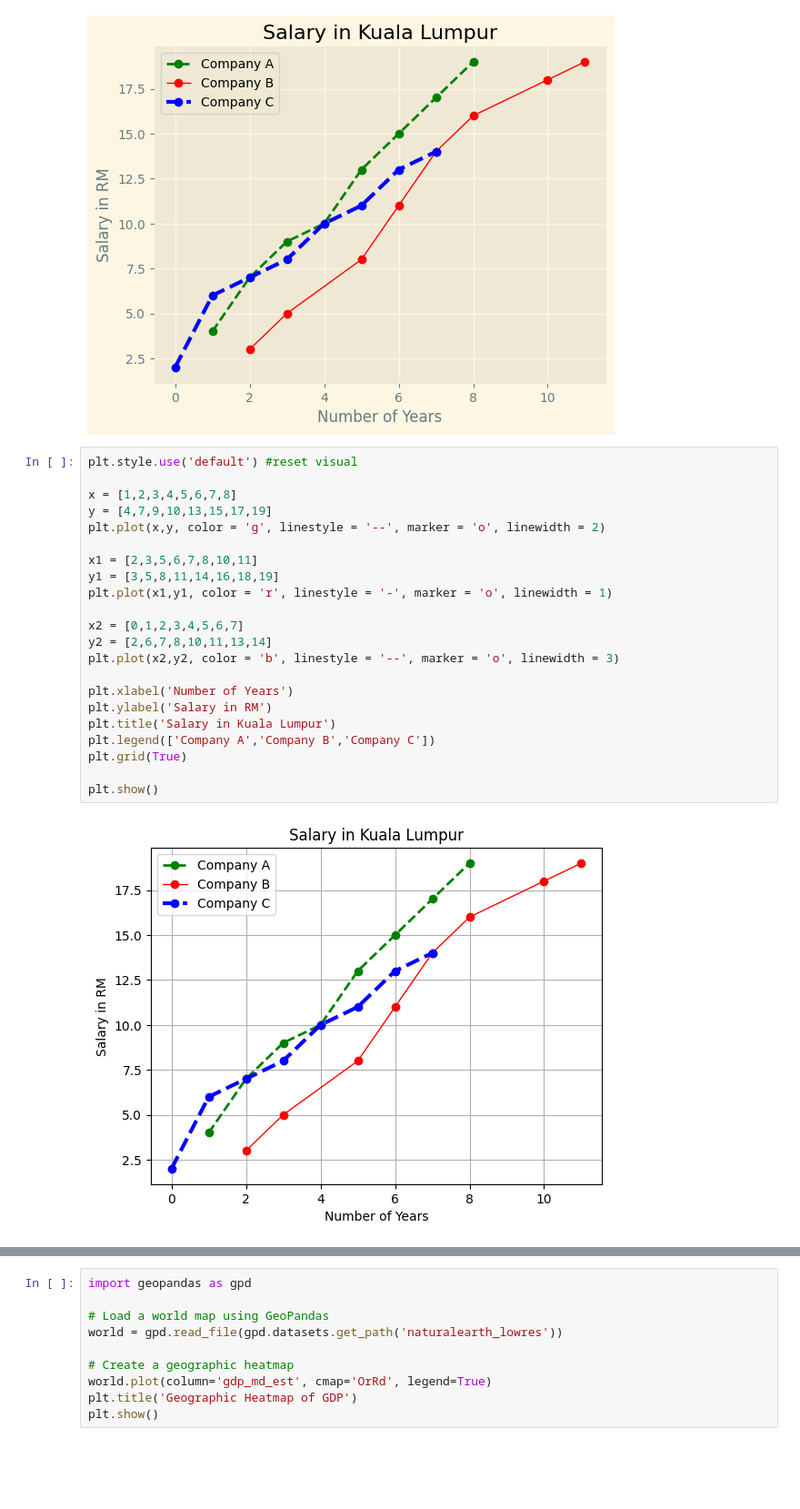
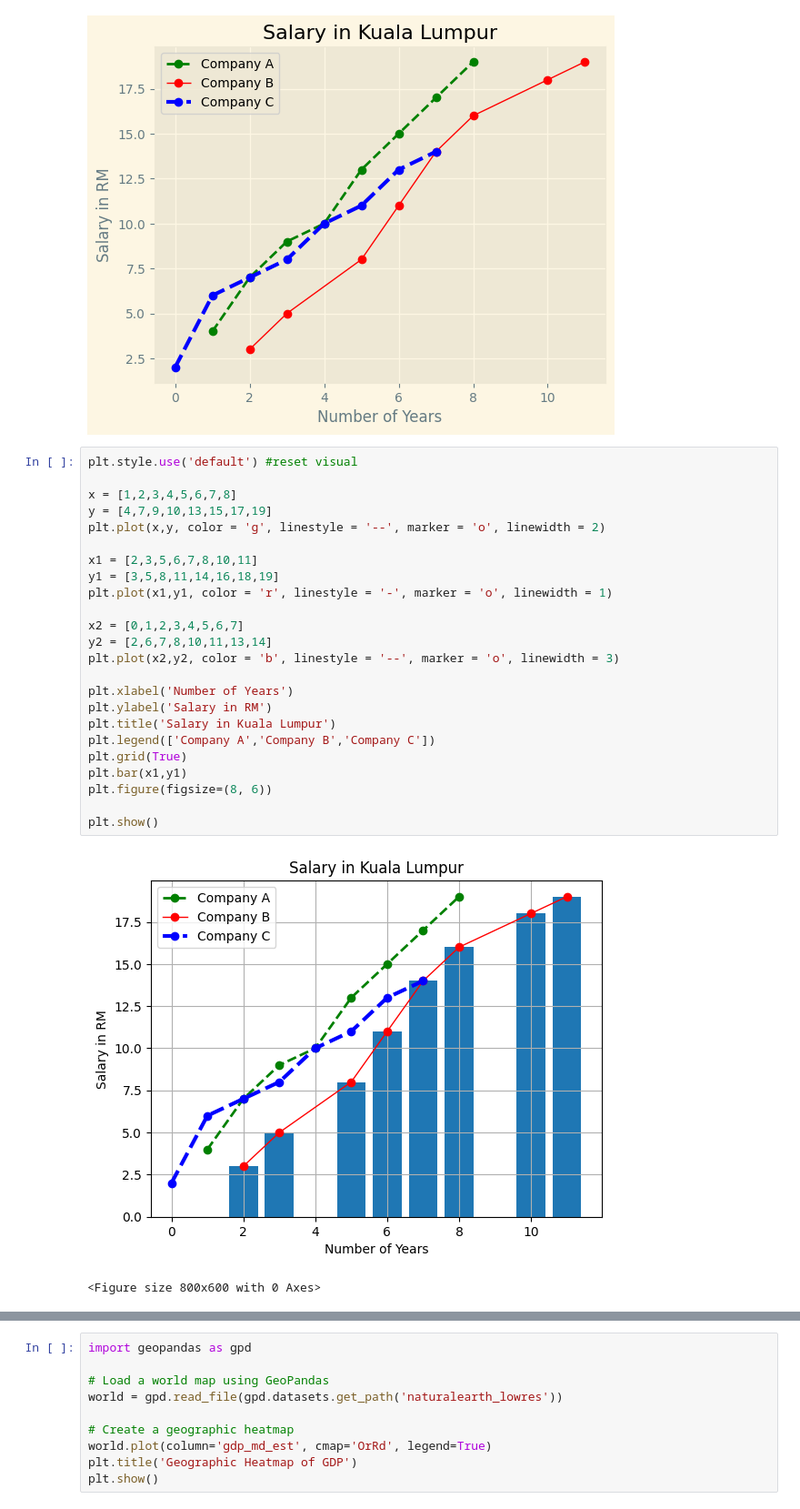
Before and after one commit to MaryVII/Python, a Jupyter notebook: 6. Numpy & Matplot Library.ipynb, the cells around one changed output, grey strips where cells are left out. Shown at 91% size. Cells and saved outputs as stored; diff of their text form; blank space fills up the shorter version.

```diff
--- a/6. Numpy & Matplot Library.ipynb
+++ b/6. Numpy & Matplot Library.ipynb
@@ -804,27 +804,30 @@ plt.show()
 # %%
 plt.style.use('default') #reset visual
 
 x = [1,2,3,4,5,6,7,8]
 y = [4,7,9,10,13,15,17,19]
 plt.plot(x,y, color = 'g', linestyle = '--', marker = 'o', linewidth = 2)
 
 x1 = [2,3,5,6,7,8,10,11]
 y1 = [3,5,8,11,14,16,18,19]
 plt.plot(x1,y1, color = 'r', linestyle = '-', marker = 'o', linewidth = 1)
 
 x2 = [0,1,2,3,4,5,6,7]
 y2 = [2,6,7,8,10,11,13,14]
 plt.plot(x2,y2, color = 'b', linestyle = '--', marker = 'o', linewidth = 3)
 
 plt.xlabel('Number of Years')
 plt.ylabel('Salary in RM')
 plt.title('Salary in Kuala Lumpur')
 plt.legend(['Company A','Company B','Company C'])
 plt.grid(True)
+plt.bar(x1,y1)
+plt.figure(figsize=(8, 6))
 
 plt.show()
 # %% [output]
-[figure, old version]
+[figure, new version]
+<Figure size 800x600 with 0 Axes>
 # %%
 #generate random data
 
```
Also changed, not shown: parts of 7 cells of this notebook.
